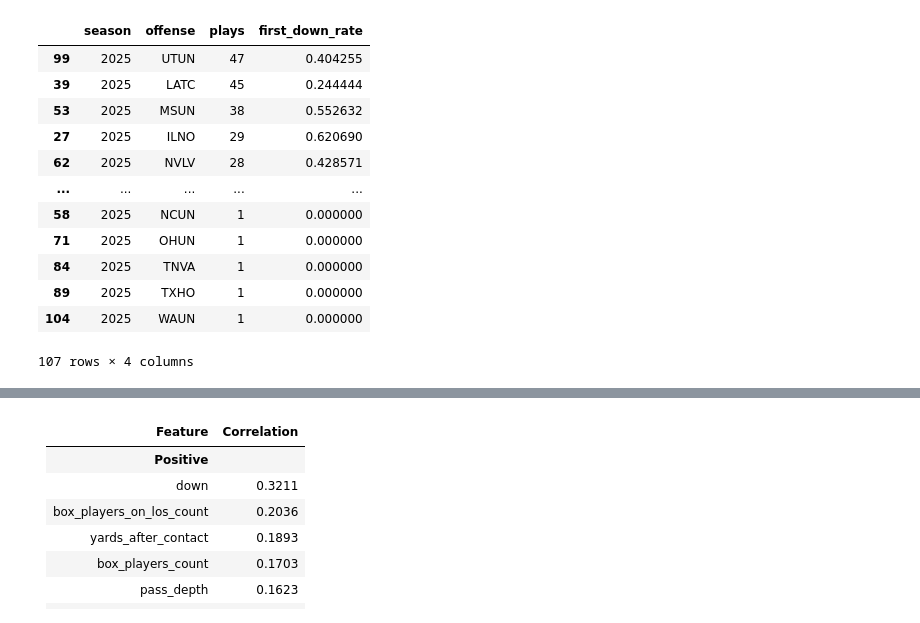
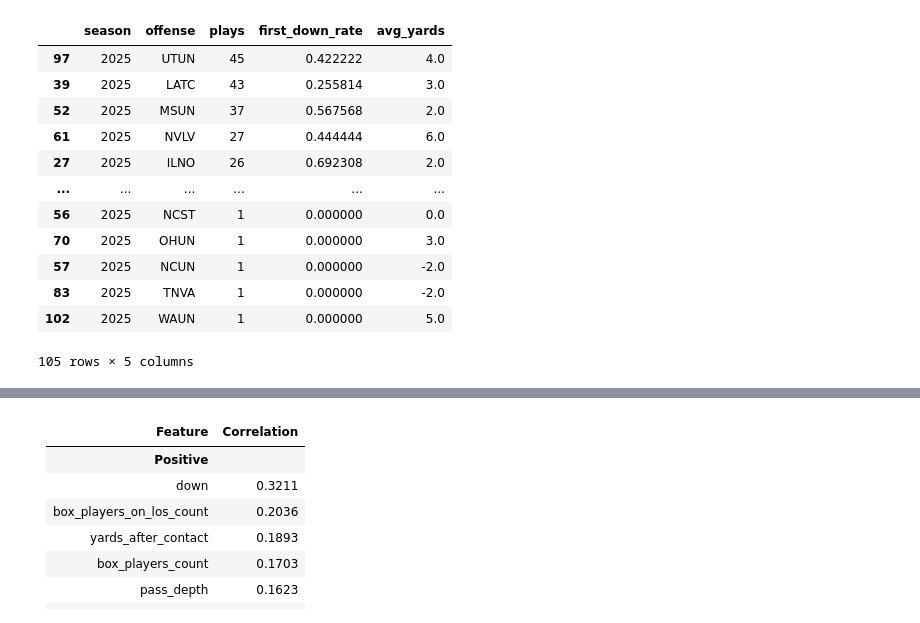
Before and after one commit to bchm513/football_wildcats, a Jupyter notebook: research.ipynb, the cells around one changed output, grey strips where cells are left out. Saved outputs shown, nothing was run; the diff lists cells and outputs as text; code cells hidden in the pictures.

```diff
--- a/research.ipynb
+++ b/research.ipynb
@@ -8,33 +8,39 @@ plays = pd.read_csv('fbs_fbs_wildcats.csv')
 # %%
 # set all plays
 plays.loc[:, 'first_down_gained_numeric'] = \
     plays['first_down_gained'].fillna(0)
 
+offensive_plays = ['designed run', 'dropback']  # adjust to match your actual values
+
+plays = plays[plays['play_type'].isin(offensive_plays)]
+
 teams = plays.groupby(['season', 'offense']).agg(
     plays=('wildcat_play', 'size'),
     first_down_rate=('first_down_gained_numeric', 'mean'),
+    avg_yards=('gain_loss', 'median')
 ).reset_index().sort_values(['season', 'first_down_rate'], ascending=[True, False])
-teams.sort_values('plays', ascending=False)
 
 # set wildcats
 wildcats = plays[plays['wildcat_play'] == 1]
+non_wildcat = plays[plays['wildcat_play'] == 0]
 
 wildcat_teams = wildcats.groupby(['season', 'offense']).agg(
     plays=('wildcat_play', 'size'),
     first_down_rate=('first_down_gained_numeric', 'mean'),
+    avg_yards=('gain_loss', 'median')
 ).reset_index().sort_values(['season', 'first_down_rate'], ascending=[True, False])
 wildcat_teams.sort_values('plays', ascending=False)
 # %% [output]
-|  | season | offense | plays | first_down_rate |
-| 99 | 2025 | UTUN | 47 | 0.404255 |
-| 39 | 2025 | LATC | 45 | 0.244444 |
-| 53 | 2025 | MSUN | 38 | 0.552632 |
-| 27 | 2025 | ILNO | 29 | 0.620690 |
-| 62 | 2025 | NVLV | 28 | 0.428571 |
-| ... | ... | ... | ... | ... |
-| 58 | 2025 | NCUN | 1 | 0.000000 |
-| 71 | 2025 | OHUN | 1 | 0.000000 |
-| 84 | 2025 | TNVA | 1 | 0.000000 |
-| 89 | 2025 | TXHO | 1 | 0.000000 |
-| 104 | 2025 | WAUN | 1 | 0.000000 |
+|  | season | offense | plays | first_down_rate | avg_yards |
+| 97 | 2025 | UTUN | 45 | 0.422222 | 4.0 |
+| 39 | 2025 | LATC | 43 | 0.255814 | 3.0 |
+| 52 | 2025 | MSUN | 37 | 0.567568 | 2.0 |
+| 61 | 2025 | NVLV | 27 | 0.444444 | 6.0 |
+| 27 | 2025 | ILNO | 26 | 0.692308 | 2.0 |
+| ... | ... | ... | ... | ... | ... |
+| 56 | 2025 | NCST | 1 | 0.000000 | 0.0 |
+| 70 | 2025 | OHUN | 1 | 0.000000 | 3.0 |
+| 57 | 2025 | NCUN | 1 | 0.000000 | -2.0 |
+| 83 | 2025 | TNVA | 1 | 0.000000 | -2.0 |
+| 102 | 2025 | WAUN | 1 | 0.000000 | 5.0 |
-107 rows × 4 columns
+105 rows × 5 columns
```
Also changed, not shown: parts of 8 cells of this notebook, 1 other file.
